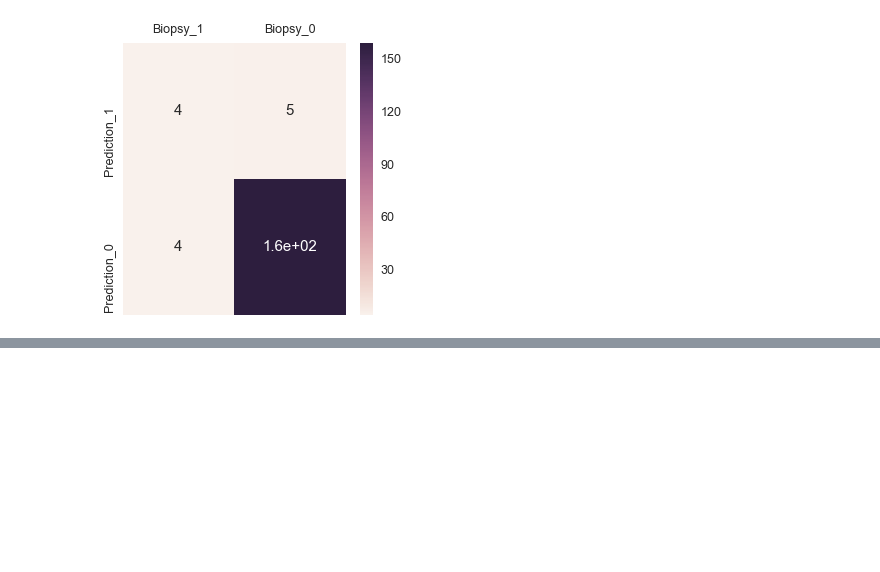
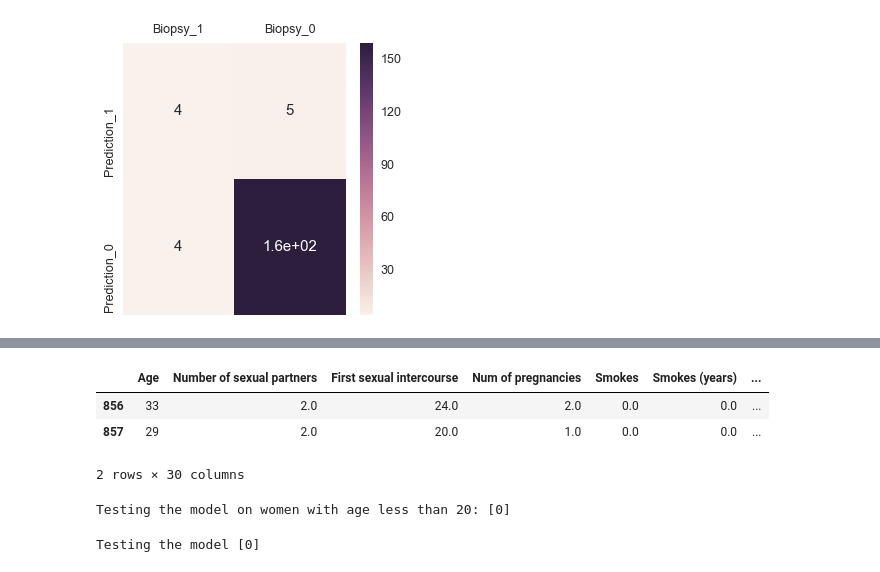
Before and after one commit to rvsaatvik/Predicting-Cervical-Cancer, a Jupyter notebook: Capstone2/Capstone Project - 2 - Cervical Cancer Prediction.ipynb, the cells around one changed output, grey strips where cells are left out. Drawn from its saved outputs; the diff is of its cells as text; code cells hidden in the pictures; blank space fills up the shorter version.

```diff
--- a/Capstone2/Capstone Project - 2 - Cervical Cancer Prediction.ipynb
+++ b/Capstone2/Capstone Project - 2 - Cervical Cancer Prediction.ipynb
@@ -637,0 +683,20 @@ false_negative_rate:  0.5
+# %%
+cancer_df_label['Schiller'] = cancer_df['Schiller']
+cancer_df_label['Citology'] = cancer_df['Citology']
+cancer_df_label['Biopsy'] = cancer_df['Biopsy']
+# %%
+def cervical_cancer(cancer_label):
+
+    hil, sch, cit, bio = cancer_label
+
+    return hil+sch+cit+bio
+
+cancer_df_label['cervical_cancer'] = cancer_df_label[['Hinselmann', 'Schiller', 'Citology','Biopsy']].apply(cervical_cancer,axis=1)
+# %%
+cancer_df_label.drop(['Hinselmann', 'Schiller', 'Citology','Biopsy'],axis=1,inplace=True)
+print('Value counts of each target variable:',cancer_df_label['cervical_cancer'].value_counts())
+cancer_df_label = cancer_df_label.astype(int)
+cancer_df_label = cancer_df_label.values.ravel()
+
+print('Final feature vector shape:',cancer_df_features.shape)
+print('Final target vector shape',cancer_df_label.shape)
@@ -637,0 +757,8 @@ false_negative_rate:  0.5
+# %%
+### Building a model for future predictions:
+
+random_forest_model = RandomForestClassifier(n_jobs=4, bootstrap=True, class_weight=None, criterion='gini',max_depth=None, max_features='auto', max_leaf_nodes=None,
+                         min_samples_leaf=1, min_samples_split=2,min_weight_fraction_leaf=0.0, n_estimators=10,
+                         oob_score=False, random_state=None, verbose=0,warm_start=False)
+
+random_forest_model.fit(cancer_df_features,cancer_df_label)
@@ -637,0 +773,20 @@ false_negative_rate:  0.5
+# %%
+cancer_df_features.tail(2)
+# %% [output]
+|  | Age | Number of sexual partners | First sexual intercourse | Num of pregnancies | Smokes | Smokes (years) | ... |
+| 856 | 33 | 2.0 | 24.0 | 2.0 | 0.0 | 0.0 | ... |
+| 857 | 29 | 2.0 | 20.0 | 1.0 | 0.0 | 0.0 | ... |
+2 rows × 30 columns
+# %%
+### Women with an age of 19, Number of sexual partners:1,First sexual intercourse:17,Num of pregnancies:1,Smokes (years):1, Smokes (packs/year):3.4,
+### Hormonal Contraceptives (years): 0 and all the other features are 0
+
+print('Testing the model on women with age less than 20:',random_forest_model.predict(np.array([[19,1,17,1,1,3.4,0,0,0,0,0,0,0,0,0,0,0,0,0,0,0,0,0,0,0,0,0,0,0,0]])))
+# %% [output]
+Testing the model on women with age less than 20: [0]
+# %%
+### Women with an age of 35, Number of sexual partners:5,First sexual intercourse:11,Num of pregnancies:2,Smokes (years):15, Smokes (packs/year):15,
+### Hormonal Contraceptives (years): 0 and all the other features are 0
+print('Testing the model',random_forest_model.predict(np.array([[35,5,11,2,15,15,14,0,0,0,0,0,0,0,0,0,0,0,0,0,0,0,0,0,0,0,0,0,0,0]])))
+# %% [output]
+Testing the model [0]
```
Also changed, not shown: parts of 28 cells of this notebook.
